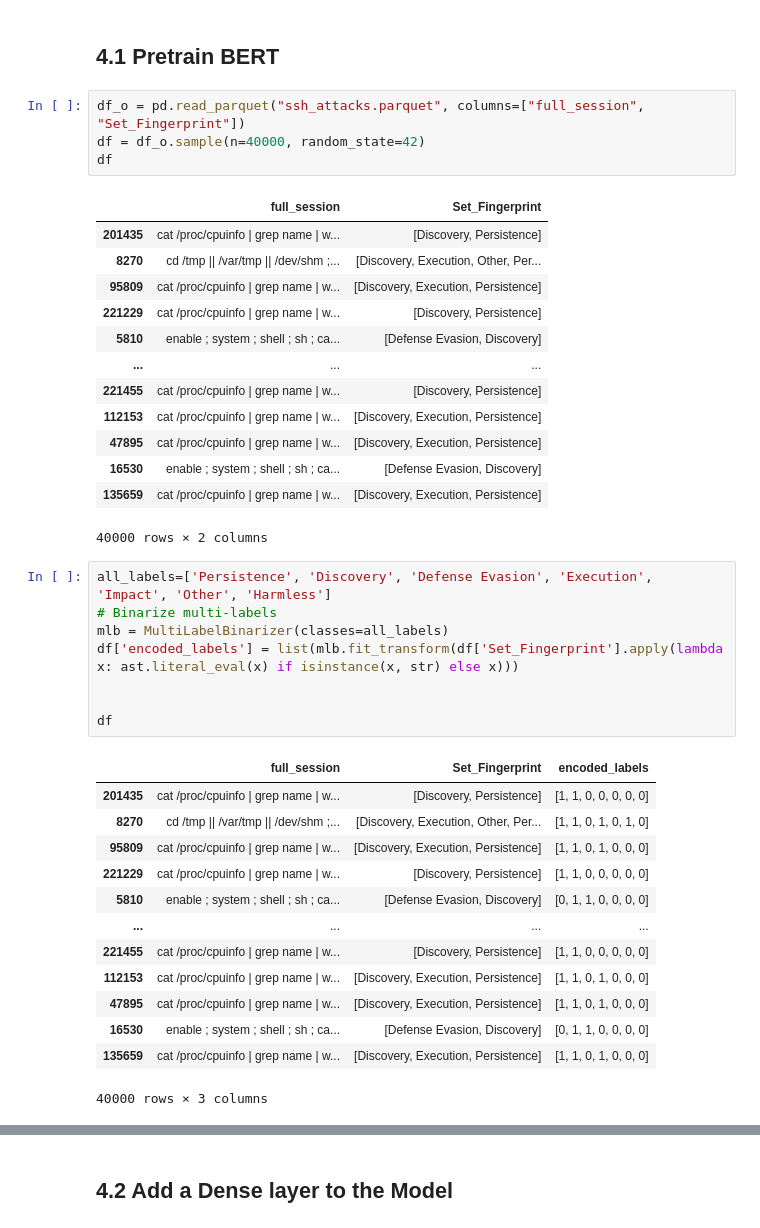
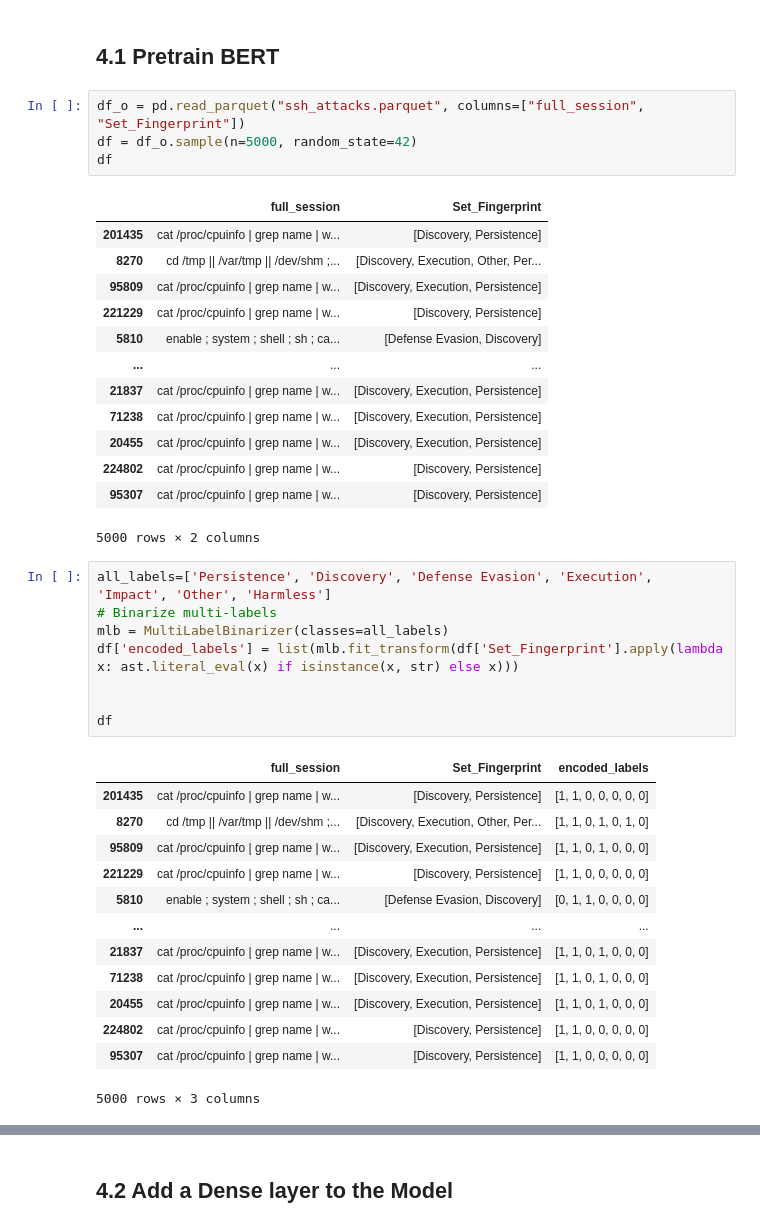
Before and after one commit to massimomecarelli/ML4N_project, a Jupyter notebook: Models_exploration.ipynb, the cells around one changed output, grey strips where cells are left out. Saved outputs shown, nothing was run; the diff lists cells and outputs as text.

```diff
--- a/Models_exploration.ipynb
+++ b/Models_exploration.ipynb
@@ -19,22 +19,22 @@ import time
 ## 4.1 Pretrain BERT
 # %%
 df_o = pd.read_parquet("ssh_attacks.parquet", columns=["full_session", "Set_Fingerprint"])
-df = df_o.sample(n=40000, random_state=42)
+df = df_o.sample(n=5000, random_state=42)
 df
 # %% [output]
 |  | full_session | Set_Fingerprint |
 | 201435 | cat /proc/cpuinfo | grep name | w... | [Discovery, Persistence] |
 | 8270 | cd /tmp || /var/tmp || /dev/shm ;... | [Discovery, Execution, Other, Per... |
 | 95809 | cat /proc/cpuinfo | grep name | w... | [Discovery, Execution, Persistence] |
 | 221229 | cat /proc/cpuinfo | grep name | w... | [Discovery, Persistence] |
 | 5810 | enable ; system ; shell ; sh ; ca... | [Defense Evasion, Discovery] |
 | ... | ... | ... |
-| 221455 | cat /proc/cpuinfo | grep name | w... | [Discovery, Persistence] |
-| 112153 | cat /proc/cpuinfo | grep name | w... | [Discovery, Execution, Persistence] |
-| 47895 | cat /proc/cpuinfo | grep name | w... | [Discovery, Execution, Persistence] |
-| 16530 | enable ; system ; shell ; sh ; ca... | [Defense Evasion, Discovery] |
-| 135659 | cat /proc/cpuinfo | grep name | w... | [Discovery, Execution, Persistence] |
+| 21837 | cat /proc/cpuinfo | grep name | w... | [Discovery, Execution, Persistence] |
+| 71238 | cat /proc/cpuinfo | grep name | w... | [Discovery, Execution, Persistence] |
+| 20455 | cat /proc/cpuinfo | grep name | w... | [Discovery, Execution, Persistence] |
+| 224802 | cat /proc/cpuinfo | grep name | w... | [Discovery, Persistence] |
+| 95307 | cat /proc/cpuinfo | grep name | w... | [Discovery, Persistence] |
-40000 rows × 2 columns
+5000 rows × 2 columns
 # %%
 all_labels=['Persistence', 'Discovery', 'Defense Evasion', 'Execution', 'Impact', 'Other', 'Harmless']
 # Binarize multi-labels
@@ -51,12 +51,12 @@ df
 | 221229 | cat /proc/cpuinfo | grep name | w... | [Discovery, Persistence] | [1, 1, 0, 0, 0, 0, 0] |
 | 5810 | enable ; system ; shell ; sh ; ca... | [Defense Evasion, Discovery] | [0, 1, 1, 0, 0, 0, 0] |
 | ... | ... | ... | ... |
-| 221455 | cat /proc/cpuinfo | grep name | w... | [Discovery, Persistence] | [1, 1, 0, 0, 0, 0, 0] |
-| 112153 | cat /proc/cpuinfo | grep name | w... | [Discovery, Execution, Persistence] | [1, 1, 0, 1, 0, 0, 0] |
-| 47895 | cat /proc/cpuinfo | grep name | w... | [Discovery, Execution, Persistence] | [1, 1, 0, 1, 0, 0, 0] |
-| 16530 | enable ; system ; shell ; sh ; ca... | [Defense Evasion, Discovery] | [0, 1, 1, 0, 0, 0, 0] |
-| 135659 | cat /proc/cpuinfo | grep name | w... | [Discovery, Execution, Persistence] | [1, 1, 0, 1, 0, 0, 0] |
+| 21837 | cat /proc/cpuinfo | grep name | w... | [Discovery, Execution, Persistence] | [1, 1, 0, 1, 0, 0, 0] |
+| 71238 | cat /proc/cpuinfo | grep name | w... | [Discovery, Execution, Persistence] | [1, 1, 0, 1, 0, 0, 0] |
+| 20455 | cat /proc/cpuinfo | grep name | w... | [Discovery, Execution, Persistence] | [1, 1, 0, 1, 0, 0, 0] |
+| 224802 | cat /proc/cpuinfo | grep name | w... | [Discovery, Persistence] | [1, 1, 0, 0, 0, 0, 0] |
+| 95307 | cat /proc/cpuinfo | grep name | w... | [Discovery, Persistence] | [1, 1, 0, 0, 0, 0, 0] |
-40000 rows × 3 columns
+5000 rows × 3 columns
 # %%
 # Load BERT tokenizer
 tokenizer = BertTokenizer.from_pretrained('bert-base-uncased') # tokenizer is in charge of preparing the inputs for a model
```
Also changed, not shown: parts of 4 cells of this notebook, 1 other file.
